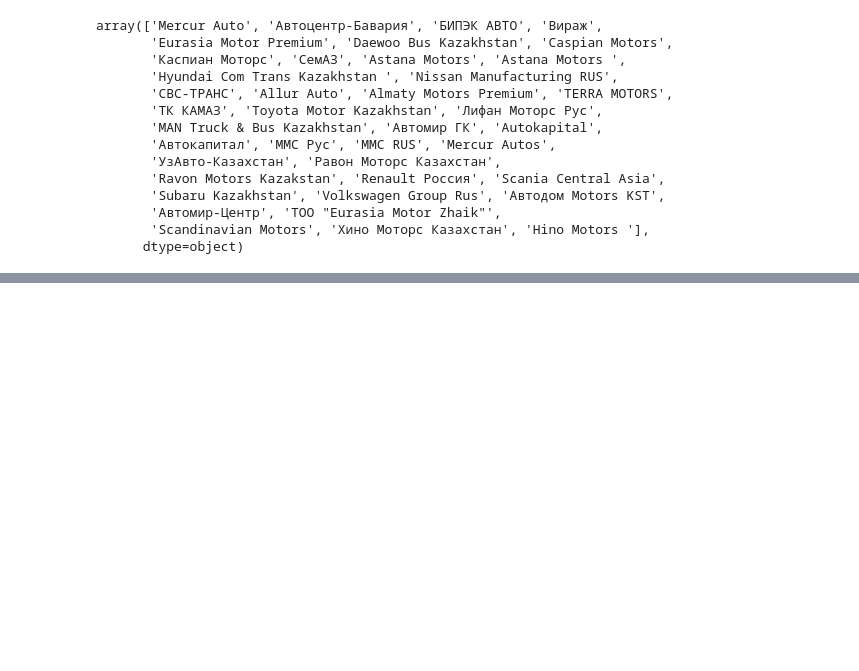
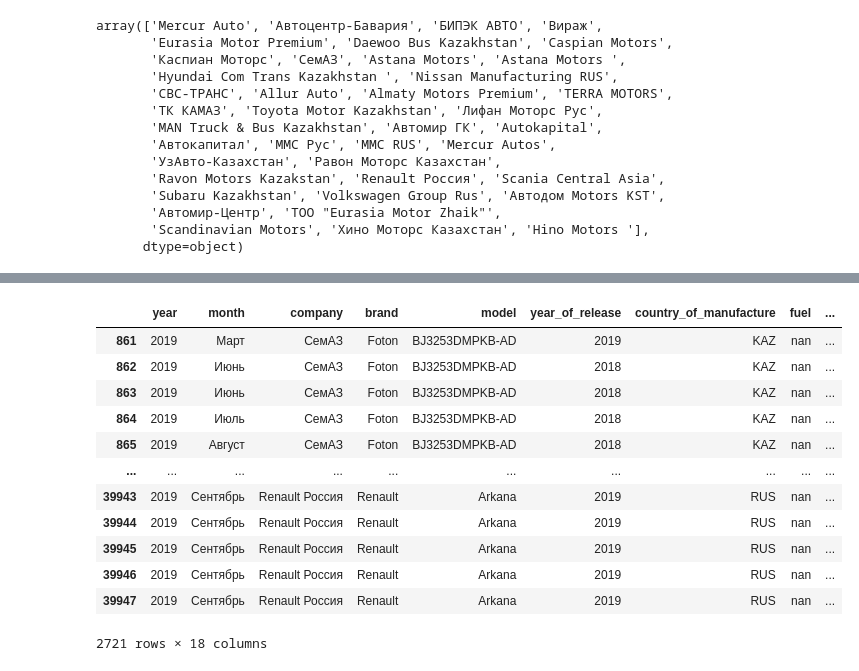
Before and after one commit to analyst-plv/car-sales, a Jupyter notebook: Авторынок.ipynb, the cells around one changed output, grey strips where cells are left out. Saved outputs shown, nothing was run; the diff lists cells and outputs as text; code cells hidden in the pictures; blank space fills up the shorter version.

```diff
--- a/Авторынок.ipynb
+++ b/Авторынок.ipynb
@@ -170,3 +357,7 @@ df['country'] = df['country'].replace({
+# %%
+df['fuel'] = df['fuel'].astype(str).str.strip()
+# %%
+df['fuel'] = df['fuel'].str.lower()
 # %%
-# 3. Заменяем оставшиеся пропуски на 'неизвестно'
-df['country'] = df['country'].replace('nan', 'неизвестно')
+#
+df['fuel'] = df['fuel'].replace({'бензин': 'F', '0':'F','1,6':'F','2':'F','дизель': 'D', 'электро': 'E', 'электричество':'E', 'гибрид': 'HYB'})
@@ -173,3 +368,19 @@ df['country'] = df['country'].replace('nan', 'неизвестно')
+# %%
+df[df['fuel']=='nan']
+# %% [output]
+|  | year | month | company | brand | model | year_of_release | country_of_manufacture | fuel | ... |
+| 861 | 2019 | Март | СемАЗ | Foton | BJ3253DMPKB-AD | 2019 | KAZ | nan | ... |
+| 862 | 2019 | Июнь | СемАЗ | Foton | BJ3253DMPKB-AD | 2018 | KAZ | nan | ... |
+| 863 | 2019 | Июнь | СемАЗ | Foton | BJ3253DMPKB-AD | 2018 | KAZ | nan | ... |
+| 864 | 2019 | Июль | СемАЗ | Foton | BJ3253DMPKB-AD | 2018 | KAZ | nan | ... |
+| 865 | 2019 | Август | СемАЗ | Foton | BJ3253DMPKB-AD | 2018 | KAZ | nan | ... |
+| ... | ... | ... | ... | ... | ... | ... | ... | ... | ... |
+| 39943 | 2019 | Сентябрь | Renault Россия | Renault | Arkana | 2019 | RUS | nan | ... |
+| 39944 | 2019 | Сентябрь | Renault Россия | Renault | Arkana | 2019 | RUS | nan | ... |
+| 39945 | 2019 | Сентябрь | Renault Россия | Renault | Arkana | 2019 | RUS | nan | ... |
+| 39946 | 2019 | Сентябрь | Renault Россия | Renault | Arkana | 2019 | RUS | nan | ... |
+| 39947 | 2019 | Сентябрь | Renault Россия | Renault | Arkana | 2019 | RUS | nan | ... |
+2721 rows × 18 columns
 # %%
 
 # 4. Группируем редкие страны (<1%) в 'другие'
```
Also changed, not shown: parts of 38 cells of this notebook.
